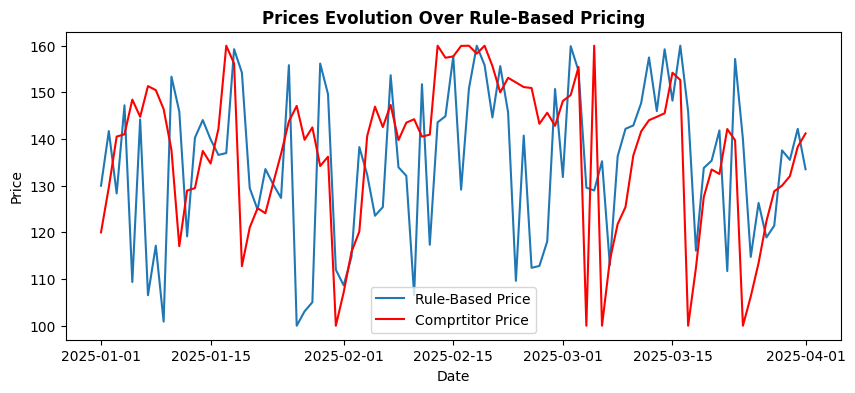
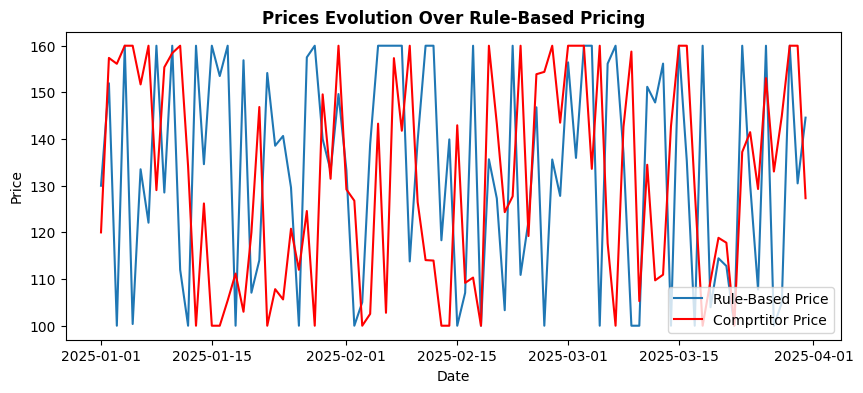
Unified diff of the notebook cell whose output changed from the first chart to the second:
--- before
+++ after
@@ -3,5 +3,5 @@
 plt.plot(df_first_qt["date"], df_first_qt["price_competitor"], label="Comprtitor Price", color="red")
 
-plt.legend()
+plt.legend(loc="lower right")
 ax.set_xlabel("Date")
 ax.set_ylabel("Price")

Commit: Myopic opt. price policy